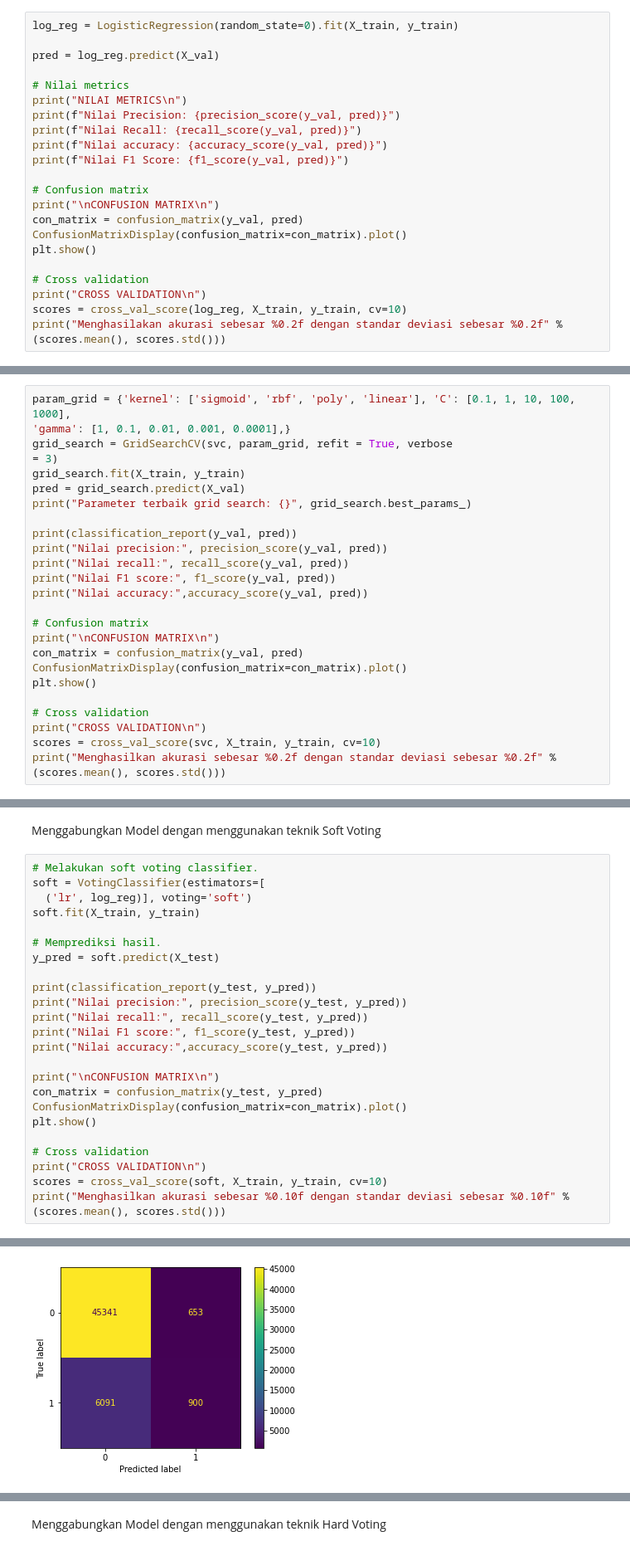
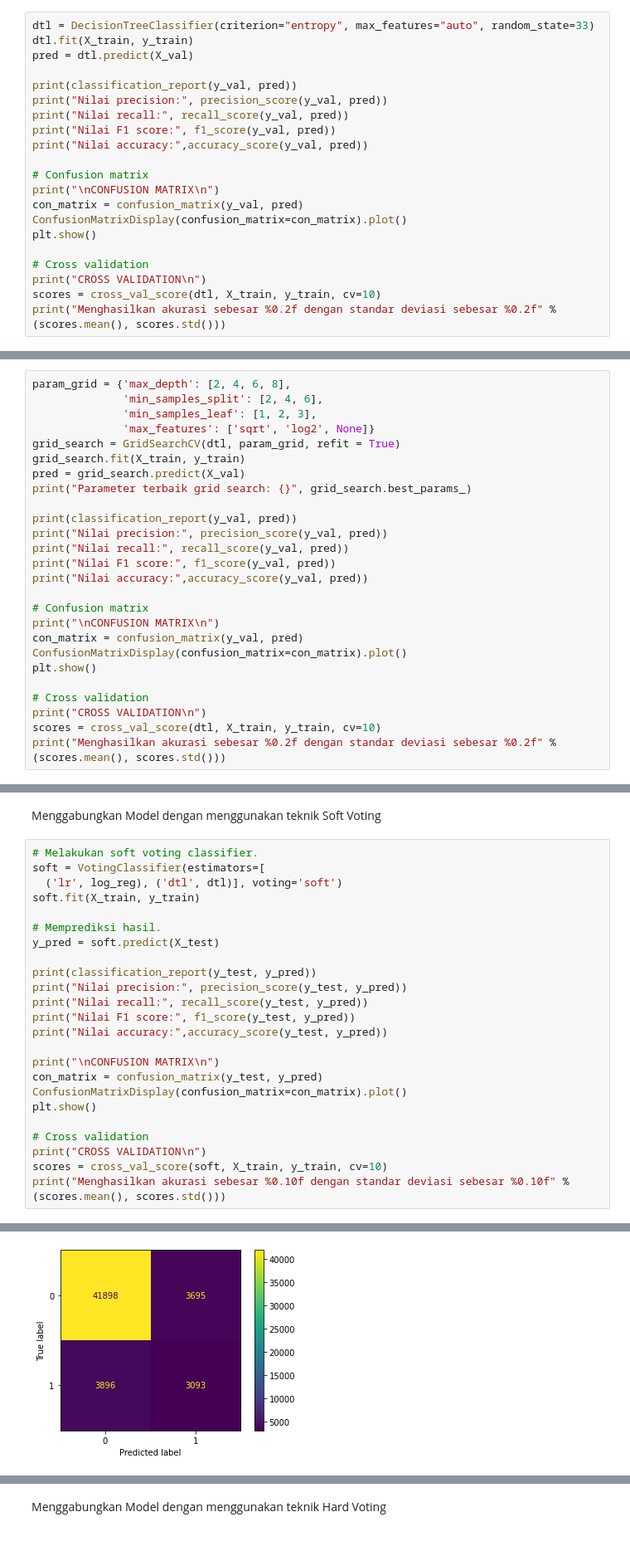
Before and after one commit to daffarg/tugas-praktikum-ml, a Jupyter notebook: PraktikumIF3270_M1_13520118_13520145.ipynb, the cells around one changed output, grey strips where cells are left out. Shown: that part at 83% size. Drawn from its saved outputs; the diff is of its cells as text.

```diff
--- a/PraktikumIF3270_M1_13520118_13520145.ipynb
+++ b/PraktikumIF3270_M1_13520118_13520145.ipynb
@@ -623,14 +628,13 @@ y_test = df_test['raining']
 # %%
-log_reg = LogisticRegression(random_state=0).fit(X_train, y_train)
+dtl = DecisionTreeClassifier(criterion="entropy", max_features="auto", random_state=33)
+dtl.fit(X_train, y_train)
+pred = dtl.predict(X_val)
 
-pred = log_reg.predict(X_val)
-
-# Nilai metrics
-print("NILAI METRICS\n")
-print(f"Nilai Precision: {precision_score(y_val, pred)}")
-print(f"Nilai Recall: {recall_score(y_val, pred)}")
-print(f"Nilai accuracy: {accuracy_score(y_val, pred)}")
-print(f"Nilai F1 Score: {f1_score(y_val, pred)}")
+print(classification_report(y_val, pred))
+print("Nilai precision:", precision_score(y_val, pred))
+print("Nilai recall:", recall_score(y_val, pred))
+print("Nilai F1 score:", f1_score(y_val, pred))
+print("Nilai accuracy:",accuracy_score(y_val, pred))
 
 # Confusion matrix
 print("\nCONFUSION MATRIX\n")
@@ -640,6 +644,6 @@ plt.show()
 
 # Cross validation
 print("CROSS VALIDATION\n")
-scores = cross_val_score(log_reg, X_train, y_train, cv=10)
-print("Menghasilakan akurasi sebesar %0.2f dengan standar deviasi sebesar %0.2f" % (scores.mean(), scores.std()))
+scores = cross_val_score(dtl, X_train, y_train, cv=10)
+print("Menghasilkan akurasi sebesar %0.2f dengan standar deviasi sebesar %0.2f" % (scores.mean(), scores.std()))
 # %% [output]
@@ -735,10 +762,11 @@ print("Menghasilakan akurasi sebesar %0.2f dengan standar deviasi sebesar %0.2f"
 # %% [markdown]
 ### Melakukan hyperparameter tuning model dengan menggunakan Grid Search
 # %%
-param_grid = {'kernel': ['sigmoid', 'rbf', 'poly', 'linear'], 'C': [0.1, 1, 10, 100, 1000],
-'gamma': [1, 0.1, 0.01, 0.001, 0.0001],}
-grid_search = GridSearchCV(svc, param_grid, refit = True, verbose
-= 3)
+param_grid = {'max_depth': [2, 4, 6, 8],
+              'min_samples_split': [2, 4, 6],
+              'min_samples_leaf': [1, 2, 3],
+              'max_features': ['sqrt', 'log2', None]}
+grid_search = GridSearchCV(dtl, param_grid, refit = True)
 grid_search.fit(X_train, y_train)
 pred = grid_search.predict(X_val)
 print("Parameter terbaik grid search: {}", grid_search.best_params_)
@@ -757,5 +785,5 @@ plt.show()
 
 # Cross validation
 print("CROSS VALIDATION\n")
-scores = cross_val_score(svc, X_train, y_train, cv=10)
+scores = cross_val_score(dtl, X_train, y_train, cv=10)
 print("Menghasilkan akurasi sebesar %0.2f dengan standar deviasi sebesar %0.2f" % (scores.mean(), scores.std()))
@@ -764,7 +813,7 @@ Menggabungkan Model dengan menggunakan teknik Soft Voting
 # %%
 # Melakukan soft voting classifier.
 soft = VotingClassifier(estimators=[
-  ('lr', log_reg)], voting='soft')
+  ('lr', log_reg), ('dtl', dtl)], voting='soft')
 soft.fit(X_train, y_train)
 
 # Memprediksi hasil.
@@ -802,5 +851,5 @@ Nilai accuracy: 0.8727186939699915
 
 CONFUSION MATRIX
-[figure, old version]
+[figure, new version]
 CROSS VALIDATION
 
```
Also changed, not shown: parts of 22 cells of this notebook.
